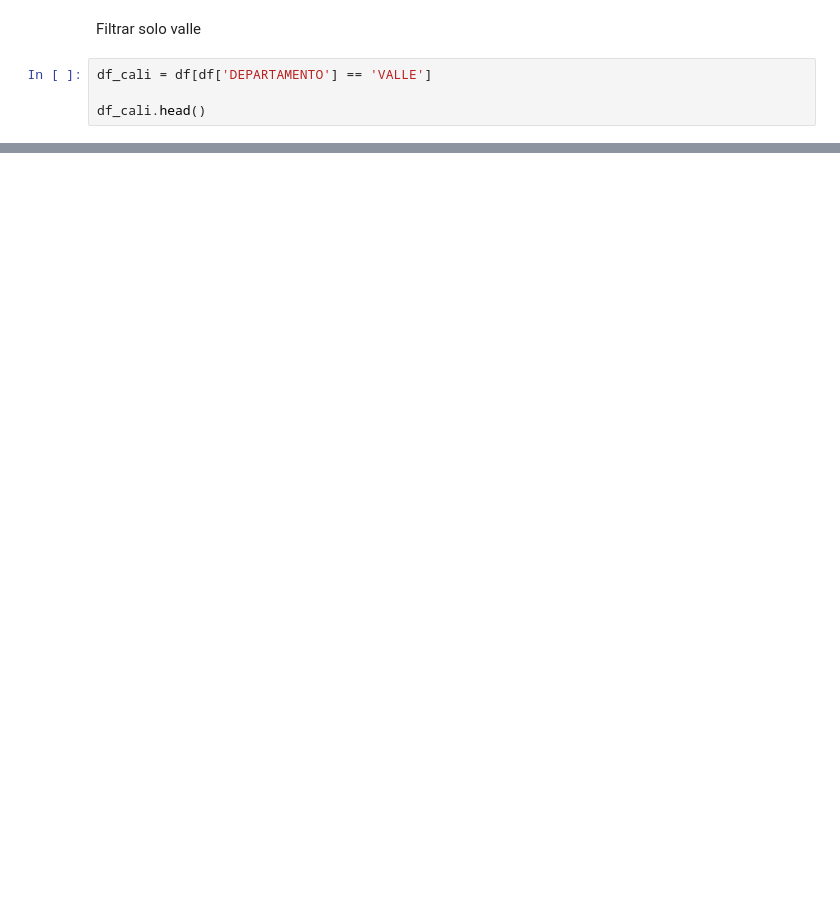
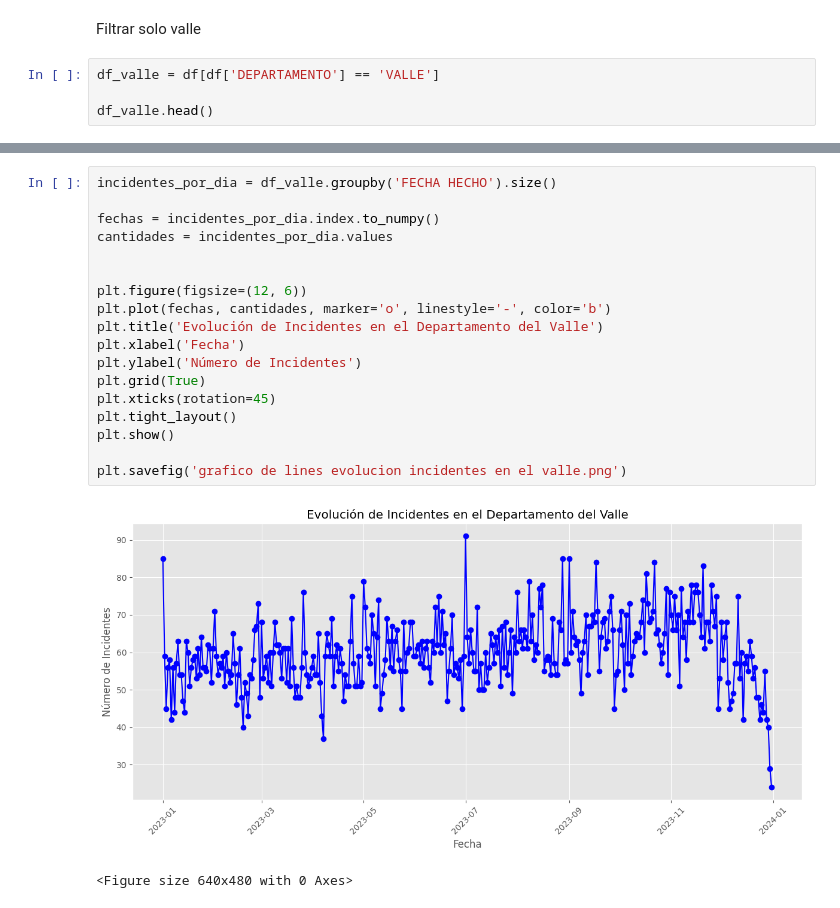
Before and after one commit to nosequeponer12345/Casos-crimenes-Cali, a Jupyter notebook: ENTREGABLE_2.ipynb, the cells around one changed output, grey strips where cells are left out. Cells and saved outputs as stored; diff of their text form; blank space fills up the shorter version.

```diff
--- a/ENTREGABLE_2.ipynb
+++ b/ENTREGABLE_2.ipynb
@@ -110,9 +104,9 @@ df.head()
 # %% [markdown]
 Filtrar solo valle
 # %%
-df_cali = df[df['DEPARTAMENTO'] == 'VALLE']
+df_valle = df[df['DEPARTAMENTO'] == 'VALLE']
 
-df_cali.head()
+df_valle.head()
 # %% [output]
 |  | ARMA MEDIO | DEPARTAMENTO | MUNICIPIO | FECHA HECHO | GENERO | *AGRUPA_EDAD_PERSONA | CODIGO DANE | ... |
 | 416 | ARMA BLANCA / CORTOPUNZANTE | VALLE | Cali (CT) | 2023-01-06 | MASCULINO | ADULTOS | 76001000 | ... |
@@ -130,0 +117,21 @@ fatal: not a git repository (or any of the parent directories): .git
+# %%
+incidentes_por_dia = df_valle.groupby('FECHA HECHO').size()
+
+fechas = incidentes_por_dia.index.to_numpy()
+cantidades = incidentes_por_dia.values
+
+
+plt.figure(figsize=(12, 6))
+plt.plot(fechas, cantidades, marker='o', linestyle='-', color='b')
+plt.title('Evolución de Incidentes en el Departamento del Valle')
+plt.xlabel('Fecha')
+plt.ylabel('Número de Incidentes')
+plt.grid(True)
+plt.xticks(rotation=45)
+plt.tight_layout()
+plt.show()
+
+plt.savefig('grafico de lines evolucion incidentes en el valle.png')
+# %% [output]
+[figure, added]
+<Figure size 640x480 with 0 Axes>
```
Also changed, not shown: parts of 11 cells of this notebook.
